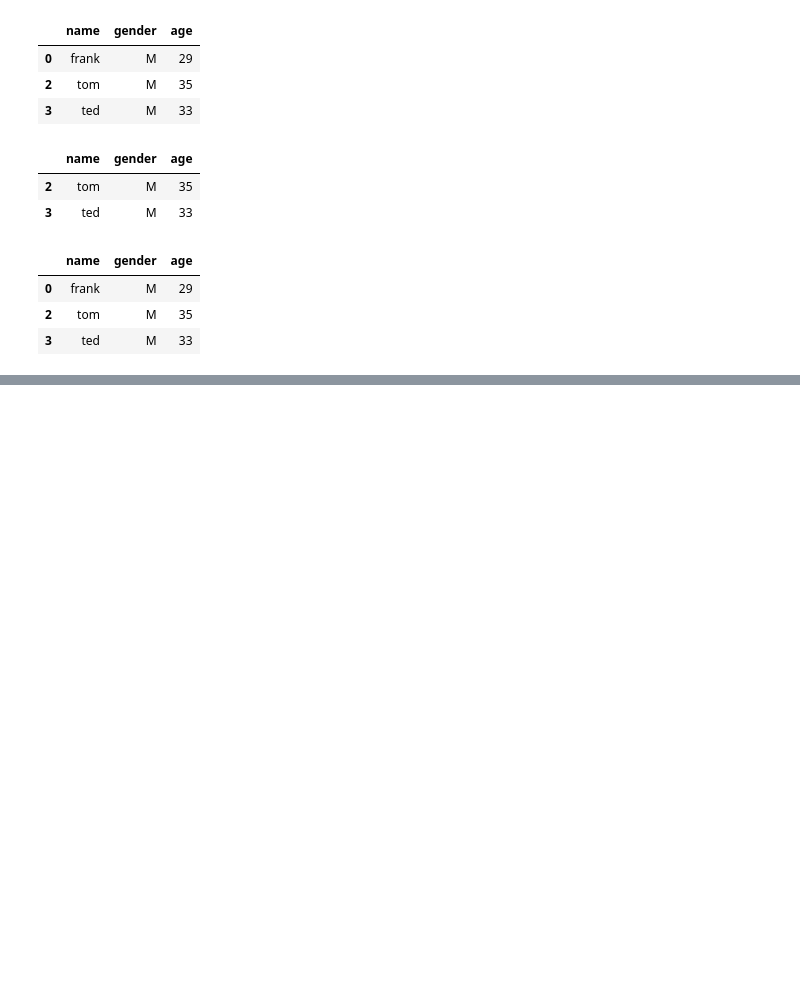
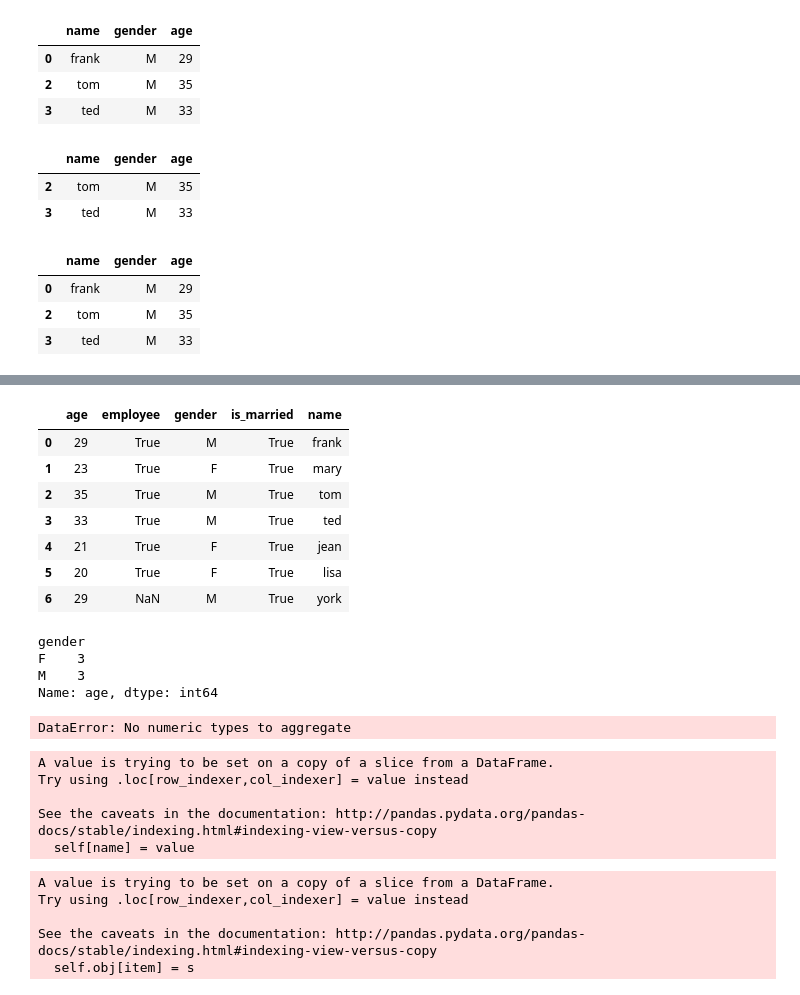
Before and after one commit to YuHsuanLin/pythonetl, a Jupyter notebook: cb102/CB102_20180802.ipynb, the cells around one changed output, grey strips where cells are left out. Cells and saved outputs as stored; diff of their text form; code cells hidden in the pictures; blank space fills up the shorter version.

Commit message:
add pandas intro

```diff
--- a/cb102/CB102_20180802.ipynb
+++ b/cb102/CB102_20180802.ipynb
@@ -318,0 +450,11 @@ df_[(df_['gender'] == 'M') | (df_['age'] > 30)]
+# %%
+df_final
+# %% [output]
+|  | age | employee | gender | is_married | name |
+| 0 | 29 | True | M | True | frank |
+| 1 | 23 | True | F | True | mary |
+| 2 | 35 | True | M | True | tom |
+| 3 | 33 | True | M | True | ted |
+| 4 | 21 | True | F | True | jean |
+| 5 | 20 | True | F | True | lisa |
+| 6 | 29 | NaN | M | True | york |
@@ -318,0 +463,27 @@ df_[(df_['gender'] == 'M') | (df_['age'] > 30)]
+# %%
+df_final.groupby('gender').age.count()
+# %% [output]
+gender
+F    3
+M    3
+Name: age, dtype: int64
+# %%
+df_final.groupby('gender').age.mean()
+# %% [output]
+DataError: No numeric types to aggregate
+# %%
+df_final.age = df_final.age.astype('int64')
+# %% [output]
+A value is trying to be set on a copy of a slice from a DataFrame.
+Try using .loc[row_indexer,col_indexer] = value instead
+
+See the caveats in the documentation: http://pandas.pydata.org/pandas-docs/stable/indexing.html#indexing-view-versus-copy
+  self[name] = value
+# %%
+df_final.loc[:,'age'] = df_final.age.astype('int64')
+# %% [output]
+A value is trying to be set on a copy of a slice from a DataFrame.
+Try using .loc[row_indexer,col_indexer] = value instead
+
+See the caveats in the documentation: http://pandas.pydata.org/pandas-docs/stable/indexing.html#indexing-view-versus-copy
+  self.obj[item] = s
```
Also changed, not shown: parts of 25 cells of this notebook.
